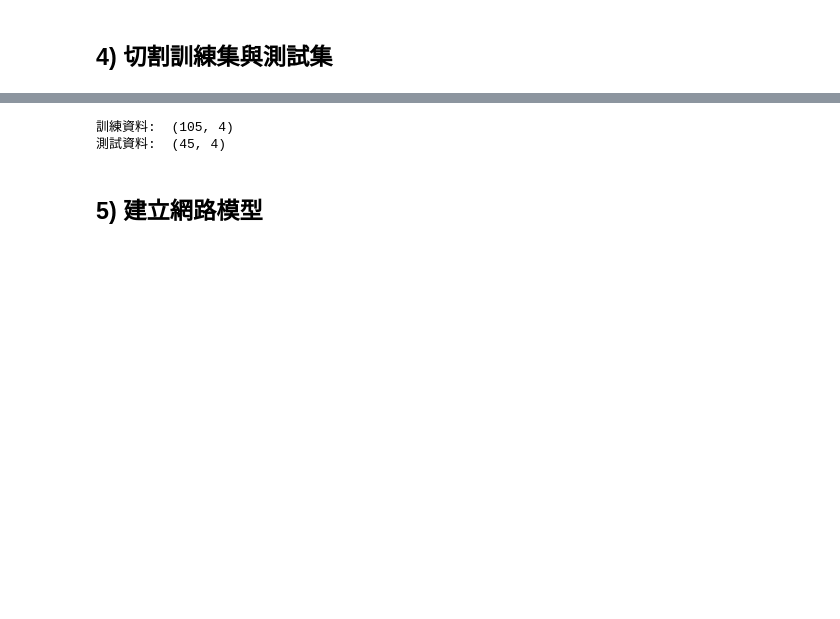
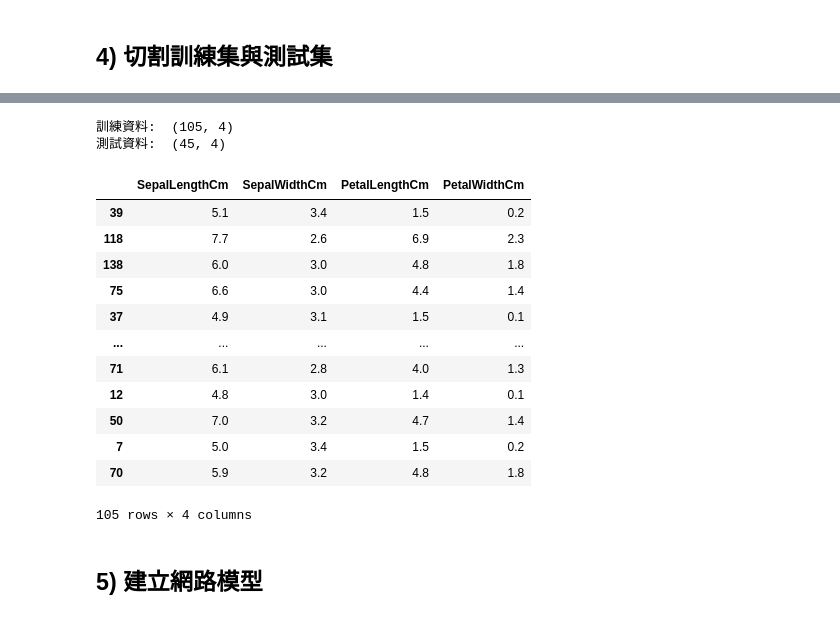
Before and after one commit to tempzeba/iot_test_public, a Jupyter notebook: A1L02001_log_01 (DNN-tensorflow2.0)-Sequential.ipynb, the cells around one changed output, grey strips where cells are left out. Cells and saved outputs as stored; diff of their text form; code cells hidden in the pictures; blank space fills up the shorter version.

```diff
--- a/A1L02001_log_01 (DNN-tensorflow2.0)-Sequential.ipynb
+++ b/A1L02001_log_01 (DNN-tensorflow2.0)-Sequential.ipynb
@@ -97,9 +114,23 @@ X_train , X_test , y_train , y_test = train_test_split(X,y , test_size=.3 , rand
 # %%
 print('訓練資料: ',X_train.shape)
 print('測試資料: ',X_test.shape)
+X_train
 # %% [output]
 訓練資料:  (105, 4)
 測試資料:  (45, 4)
+|  | SepalLengthCm | SepalWidthCm | PetalLengthCm | PetalWidthCm |
+| 39 | 5.1 | 3.4 | 1.5 | 0.2 |
+| 118 | 7.7 | 2.6 | 6.9 | 2.3 |
+| 138 | 6.0 | 3.0 | 4.8 | 1.8 |
+| 75 | 6.6 | 3.0 | 4.4 | 1.4 |
+| 37 | 4.9 | 3.1 | 1.5 | 0.1 |
+| ... | ... | ... | ... | ... |
+| 71 | 6.1 | 2.8 | 4.0 | 1.3 |
+| 12 | 4.8 | 3.0 | 1.4 | 0.1 |
+| 50 | 7.0 | 3.2 | 4.7 | 1.4 |
+| 7 | 5.0 | 3.4 | 1.5 | 0.2 |
+| 70 | 5.9 | 3.2 | 4.8 | 1.8 |
+105 rows × 4 columns
 # %% [markdown]
 ## 5) 建立網路模型
 # %%
```
Also changed, not shown: parts of 5 cells of this notebook.
